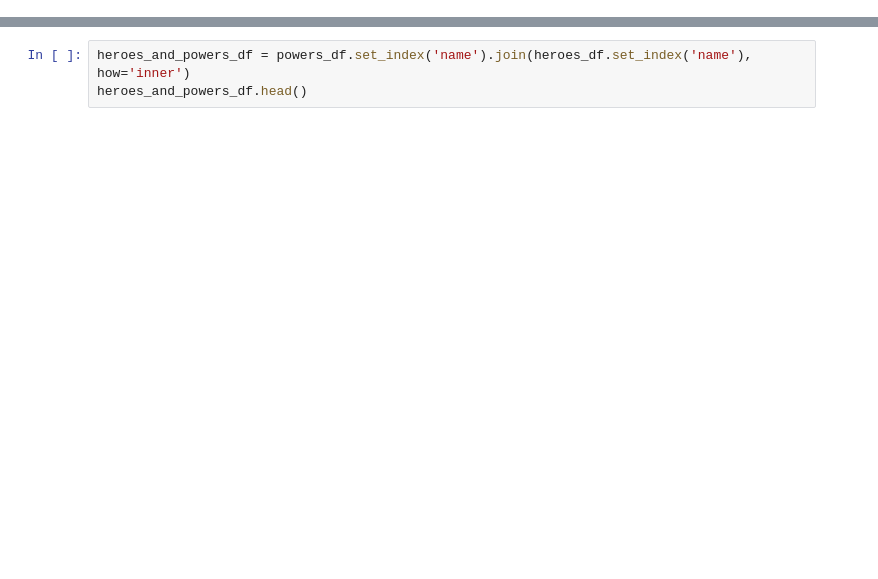
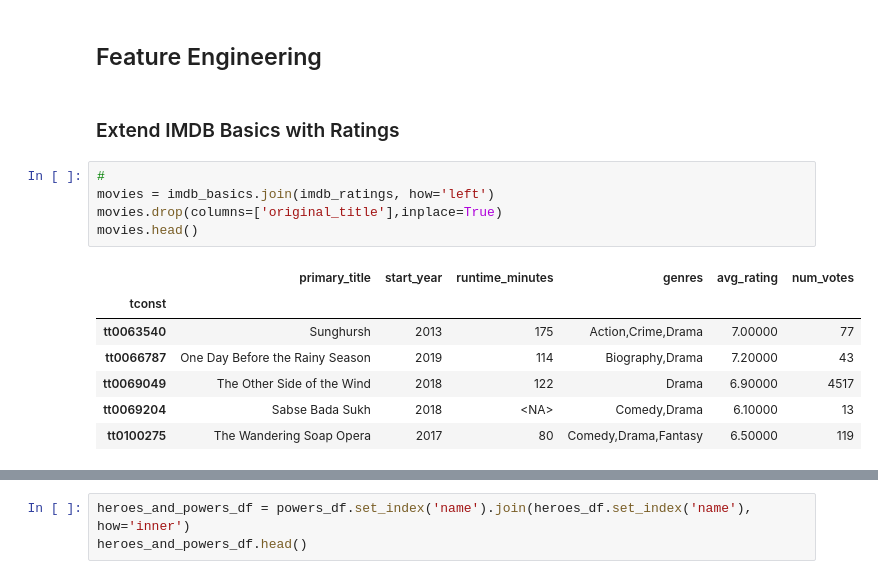
Before and after one commit to cutterback/movie-analysis-project, a Jupyter notebook: movie-analysis.ipynb, the cells around one changed output, grey strips where cells are left out. Cells and saved outputs as stored; diff of their text form; blank space fills up the shorter version.

```diff
--- a/movie-analysis.ipynb
+++ b/movie-analysis.ipynb
@@ -194,0 +127,17 @@ imdb_ratings.duplicated(['tconst'],keep=False).sum()
+# %% [markdown]
+## Feature Engineering
+# %% [markdown]
+### Extend IMDB Basics with Ratings
+# %%
+#
+movies = imdb_basics.join(imdb_ratings, how='left')
+movies.drop(columns=['original_title'],inplace=True)
+movies.head()
+# %% [output]
+|  | primary_title | start_year | runtime_minutes | genres | avg_rating | num_votes |
+| tconst |  |  |  |  |  |  |
+| tt0063540 | Sunghursh | 2013 | 175 | Action,Crime,Drama | 7.00000 | 77 |
+| tt0066787 | One Day Before the Rainy Season | 2019 | 114 | Biography,Drama | 7.20000 | 43 |
+| tt0069049 | The Other Side of the Wind | 2018 | 122 | Drama | 6.90000 | 4517 |
+| tt0069204 | Sabse Bada Sukh | 2018 | <NA> | Comedy,Drama | 6.10000 | 13 |
+| tt0100275 | The Wandering Soap Opera | 2017 | 80 | Comedy,Drama,Fantasy | 6.50000 | 119 |
```
Also changed, not shown: parts of 35 cells of this notebook.
